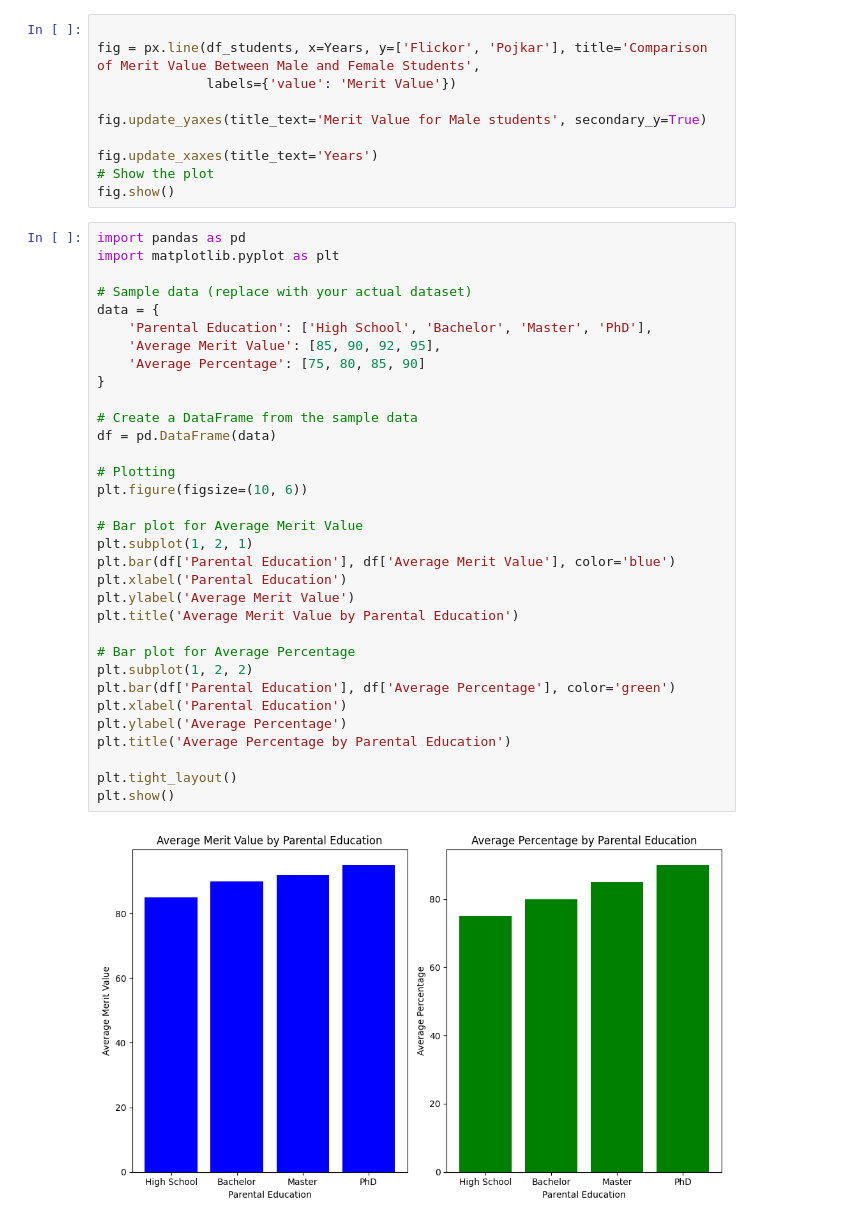
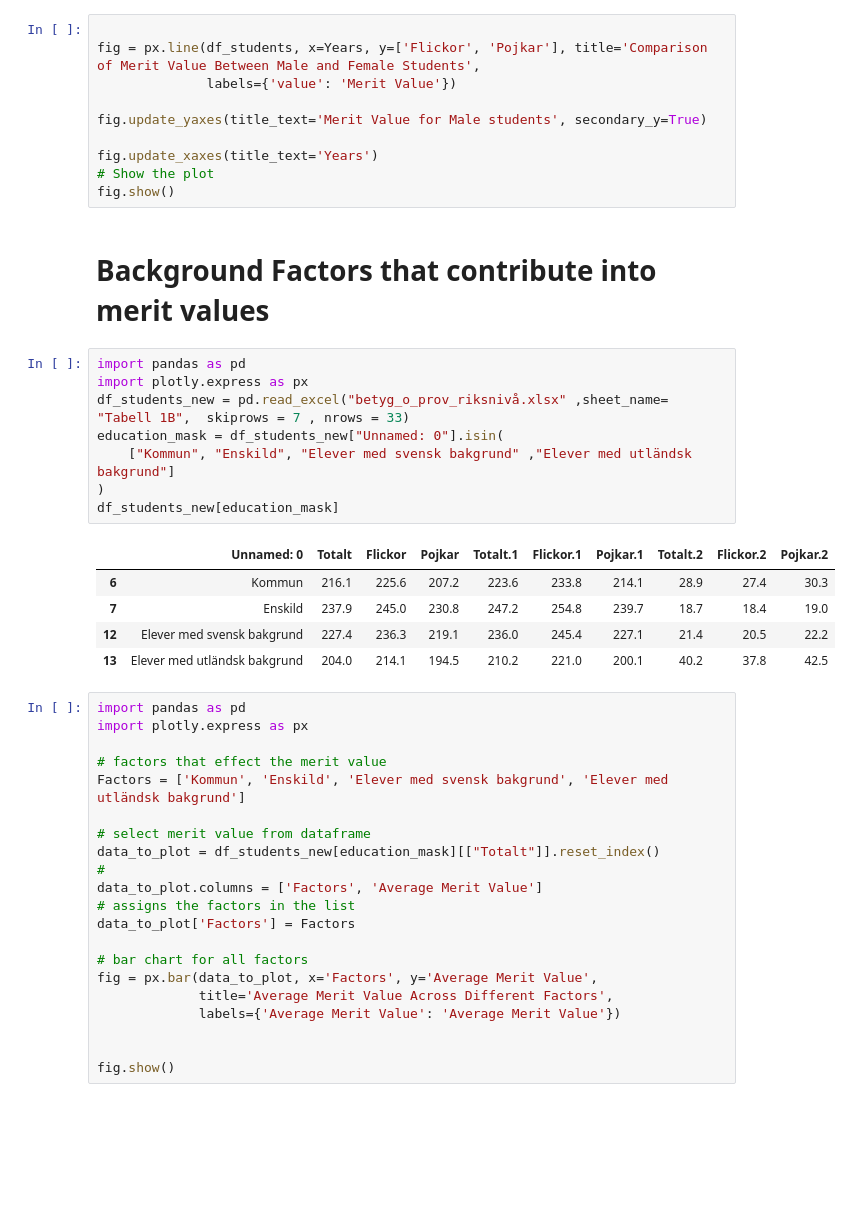
Before and after one commit to AntiSpiral-0/Python-Yassine-Ben-Thayer-OPA23, a Jupyter notebook: Lab 2/Lab2_uppgift1.ipynb, the cells around one changed output. Cells and saved outputs as stored; diff of their text form; blank space fills up the shorter version.

Commit message:
selected specific background factors upp1

```diff
--- a/Lab 2/Lab2_uppgift1.ipynb
+++ b/Lab 2/Lab2_uppgift1.ipynb
@@ -31,38 +31,40 @@ fig.update_yaxes(title_text='Merit Value for Male students', secondary_y=True)
 fig.update_xaxes(title_text='Years')
 # Show the plot
 fig.show()
-# %%
-import pandas as pd
-import matplotlib.pyplot as plt
-
-# Sample data (replace with your actual dataset)
-data = {
-    'Parental Education': ['High School', 'Bachelor', 'Master', 'PhD'],
-    'Average Merit Value': [85, 90, 92, 95],
-    'Average Percentage': [75, 80, 85, 90]
-}
-
-# Create a DataFrame from the sample data
-df = pd.DataFrame(data)
-
-# Plotting
-plt.figure(figsize=(10, 6))
-
-# Bar plot for Average Merit Value
-plt.subplot(1, 2, 1)
-plt.bar(df['Parental Education'], df['Average Merit Value'], color='blue')
-plt.xlabel('Parental Education')
-plt.ylabel('Average Merit Value')
-plt.title('Average Merit Value by Parental Education')
-
-# Bar plot for Average Percentage
-plt.subplot(1, 2, 2)
-plt.bar(df['Parental Education'], df['Average Percentage'], color='green')
-plt.xlabel('Parental Education')
-plt.ylabel('Average Percentage')
-plt.title('Average Percentage by Parental Education')
-
-plt.tight_layout()
-plt.show()
-# %% [output]
-[figure, removed]
+# %% [markdown]
+# Background Factors that contribute into merit values
+# %%
+import pandas as pd
+import plotly.express as px
+df_students_new = pd.read_excel("betyg_o_prov_riksnivå.xlsx" ,sheet_name= "Tabell 1B",  skiprows = 7 , nrows = 33)
+education_mask = df_students_new["Unnamed: 0"].isin(
+    ["Kommun", "Enskild", "Elever med svensk bakgrund" ,"Elever med utländsk bakgrund"]
+)
+df_students_new[education_mask]
+# %% [output]
+|  | Unnamed: 0 | Totalt | Flickor | Pojkar | Totalt.1 | Flickor.1 | Pojkar.1 | Totalt.2 | Flickor.2 | Pojkar.2 |
+| 6 | Kommun | 216.1 | 225.6 | 207.2 | 223.6 | 233.8 | 214.1 | 28.9 | 27.4 | 30.3 |
+| 7 | Enskild | 237.9 | 245.0 | 230.8 | 247.2 | 254.8 | 239.7 | 18.7 | 18.4 | 19.0 |
+| 12 | Elever med svensk bakgrund | 227.4 | 236.3 | 219.1 | 236.0 | 245.4 | 227.1 | 21.4 | 20.5 | 22.2 |
+| 13 | Elever med utländsk bakgrund | 204.0 | 214.1 | 194.5 | 210.2 | 221.0 | 200.1 | 40.2 | 37.8 | 42.5 |
+# %%
+import pandas as pd
+import plotly.express as px
+
+# factors that effect the merit value
+Factors = ['Kommun', 'Enskild', 'Elever med svensk bakgrund', 'Elever med utländsk bakgrund']
+
+# select merit value from dataframe
+data_to_plot = df_students_new[education_mask][["Totalt"]].reset_index()
+#
+data_to_plot.columns = ['Factors', 'Average Merit Value']
+# assigns the factors in the list
+data_to_plot['Factors'] = Factors
+
+# bar chart for all factors
+fig = px.bar(data_to_plot, x='Factors', y='Average Merit Value',
+             title='Average Merit Value Across Different Factors',
+             labels={'Average Merit Value': 'Average Merit Value'})
+
+
+fig.show()
```
Also changed, not shown: parts of 1 cell of this notebook, 5 other files.
